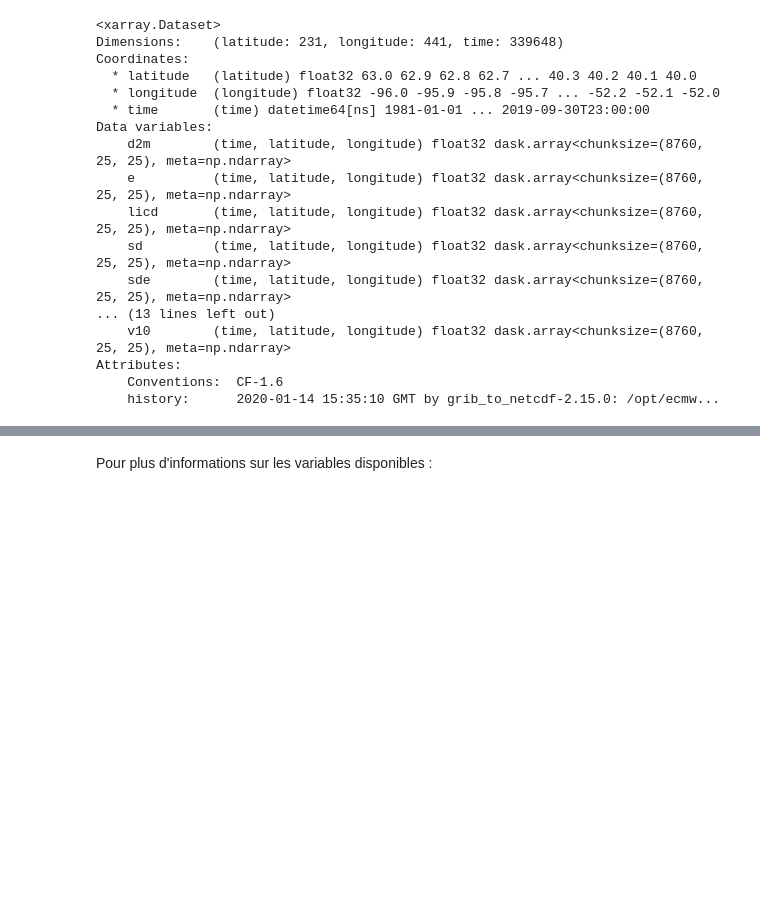
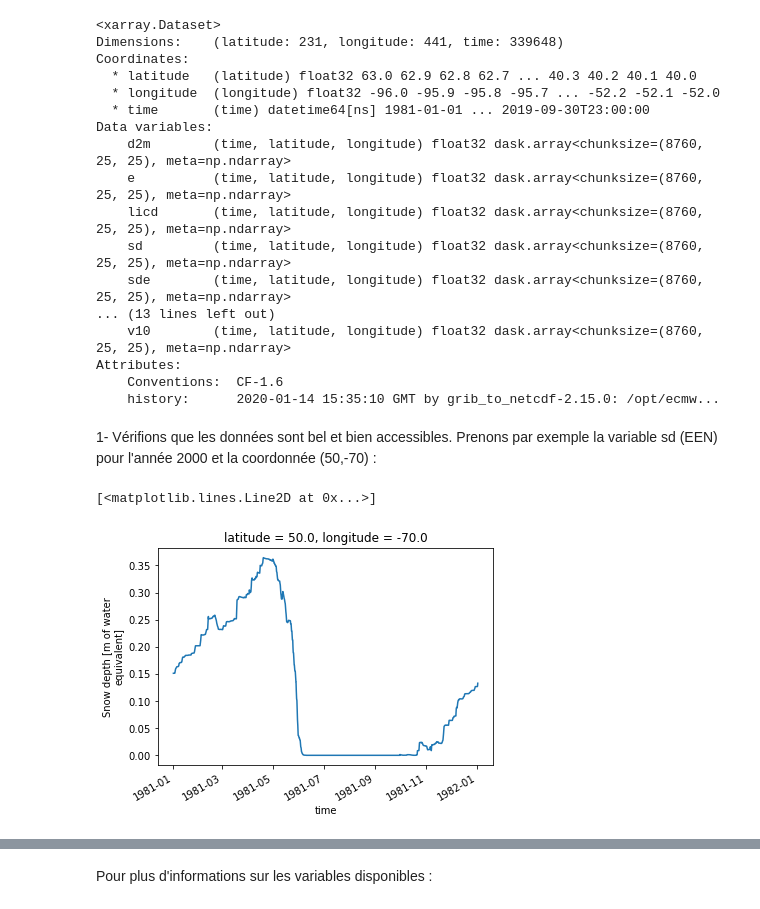
Before and after one commit to sebastienlanglois/zarr-experiments, a Jupyter notebook: zarr-experiments-era5-land.ipynb, the cells around one changed output, grey strips where cells are left out. Cells and saved outputs as stored; diff of their text form; code cells hidden in the pictures; blank space fills up the shorter version.

```diff
--- a/zarr-experiments-era5-land.ipynb
+++ b/zarr-experiments-era5-land.ipynb
@@ -85,3 +128,12 @@ Data variables:
 Attributes:
     Conventions:  CF-1.6
     history:      2020-01-14 15:35:10 GMT by grib_to_netcdf-2.15.0: /opt/ecmw...
+# %% [markdown]
+1- Vérifions que les données sont bel et bien accessibles. Prenons par exemple la variable sd (EEN) pour l'année 2000 et la coordonnée (50,-70) :
+# %%
+(ds.sd.sel(latitude=50,
+            longitude=-70,
+            time=slice('1981-01-01', '1982-01-01'))).plot()
+# %% [output]
+[<matplotlib.lines.Line2D at 0x...>]
+[figure, added]
```
Also changed, not shown: parts of 22 cells of this notebook.
